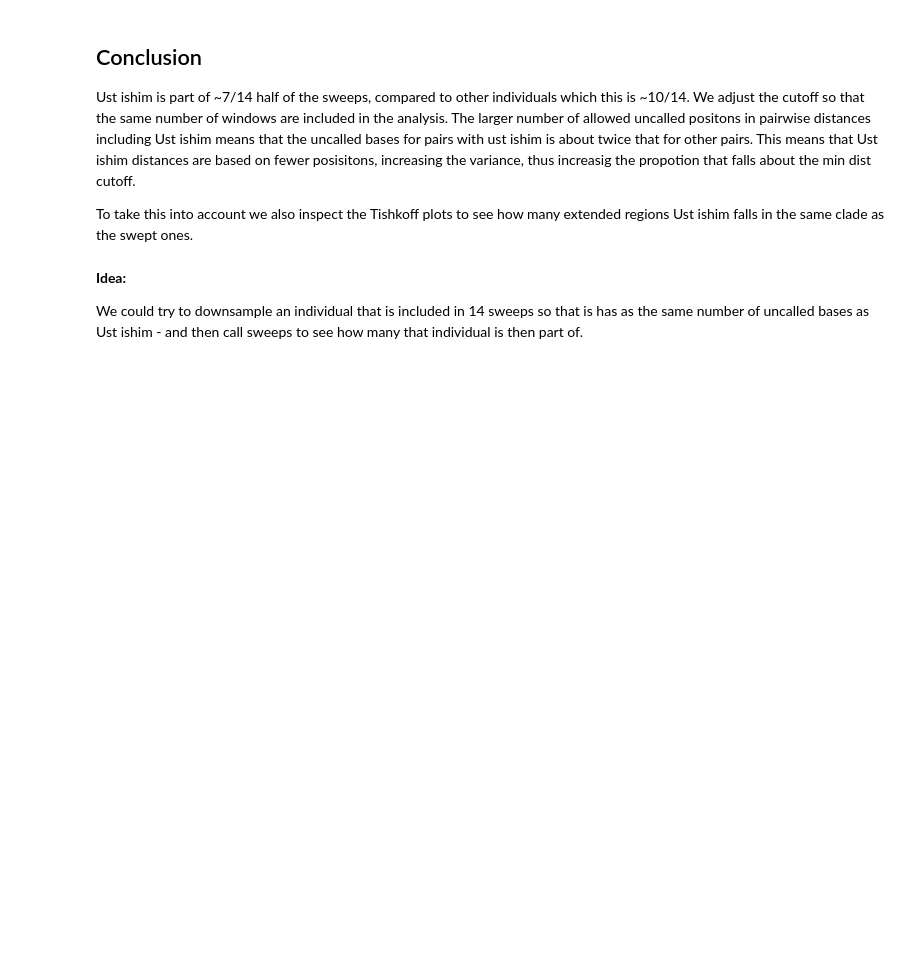
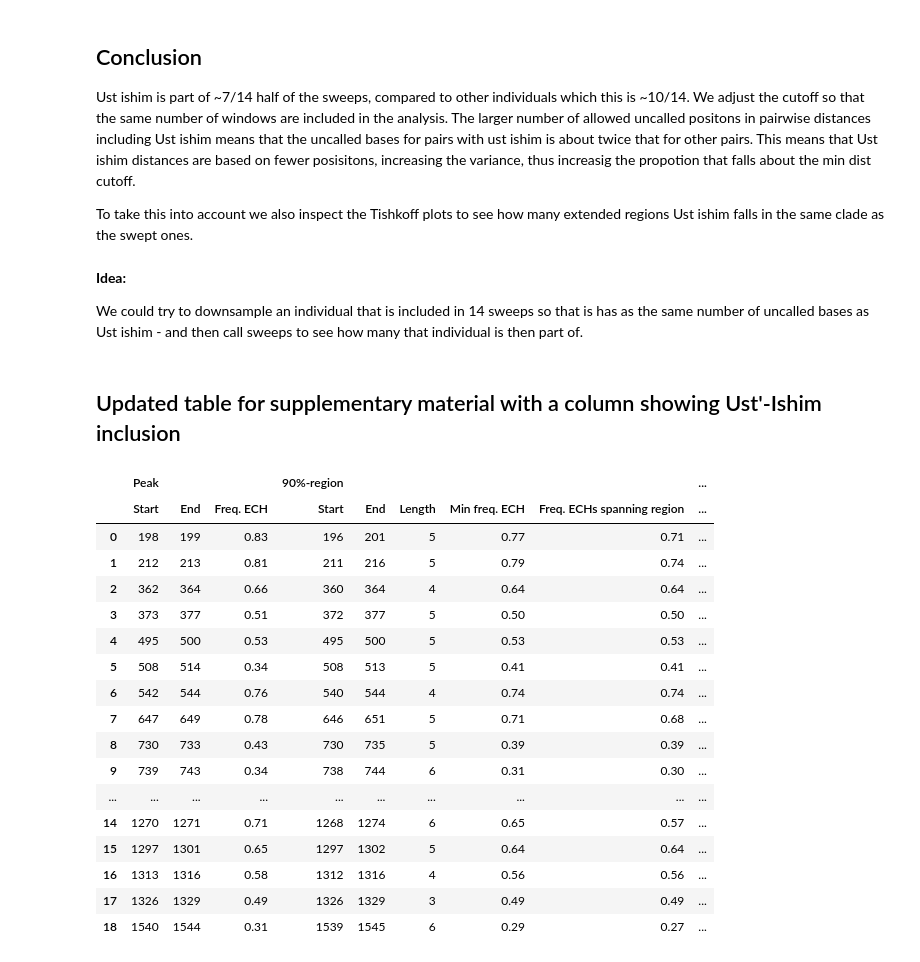
Before and after one commit to kaspermunch/humanXsweeps, a Jupyter notebook: notebooks/nb_19_sweeps_and_dist_to_ust_ishim.ipynb, the cells around one changed output. Cells and saved outputs as stored; diff of their text form; code cells hidden in the pictures; blank space fills up the shorter version.

```diff
--- a/notebooks/nb_19_sweeps_and_dist_to_ust_ishim.ipynb
+++ b/notebooks/nb_19_sweeps_and_dist_to_ust_ishim.ipynb
@@ -396,0 +400,29 @@ df.loc[df.swept == True]
+# %%
+CHECK = "✓"
+empty = "÷"
+
+lst = [
+    (empty, "figures/ust-ishim_check_haplo_visual_5e-05_25%_019600000_020100000_83.pdf"),
+    (CHECK, "figures/ust-ishim_check_haplo_visual_5e-05_25%_021000000_021500000_81.pdf"),
+    (CHECK, "figures/ust-ishim_check_haplo_visual_5e-05_25%_036050000_036550000_66.pdf"),
+    (empty, "figures/ust-ishim_check_haplo_visual_5e-05_25%_037250000_037750000_51.pdf"),
+    (empty, "figures/ust-ishim_check_haplo_visual_5e-05_25%_049500000_050000000_53.pdf"),
+    (CHECK, "figures/ust-ishim_check_haplo_visual_5e-05_25%_050850000_051350000_34.pdf"),
+    (empty, "figures/ust-ishim_check_haplo_visual_5e-05_25%_054050000_054550000_76.pdf"),
+    (CHECK, "figures/ust-ishim_check_haplo_visual_5e-05_25%_064550000_065050000_78.pdf"),
+    (CHECK, "figures/ust-ishim_check_haplo_visual_5e-05_25%_072900000_073400000_43.pdf"),
+    (CHECK, "figures/ust-ishim_check_haplo_visual_5e-05_25%_073850000_074350000_34.pdf"),
+    (CHECK, "figures/ust-ishim_check_haplo_visual_5e-05_25%_076800000_077300000_56.pdf"),
+    (CHECK, "figures/ust-ishim_check_haplo_visual_5e-05_25%_098500000_099000000_75.pdf"),
+    (CHECK, "figures/ust-ishim_check_haplo_visual_5e-05_25%_110650000_111150000_99.pdf"),
+    (CHECK, "figures/ust-ishim_check_haplo_visual_5e-05_25%_113900000_114400000_51.pdf"),
+    (CHECK, "figures/ust-ishim_check_haplo_visual_5e-05_25%_126800000_127300000_71.pdf"),
+    (CHECK, "figures/ust-ishim_check_haplo_visual_5e-05_25%_129650000_130150000_65.pdf"),
+    (empty, "figures/ust-ishim_check_haplo_visual_5e-05_25%_131200000_131700000_58.pdf"),
+    (empty, "figures/ust-ishim_check_haplo_visual_5e-05_25%_132500000_133000000_49.pdf"),
+    (empty, "figures/ust-ishim_check_haplo_visual_5e-05_25%_153950000_154450000_31.pdf")
+]
+
+from IPython.display import Markdown, display
+marks, files = zip(*lst)
+display(Markdown(DataFrame(dict(is_included=marks, files=files)).to_markdown()))
@@ -445,3 +501,29 @@ To take this into account we also inspect the Tishkoff plots to see how many ext
 **Idea:**
 
 We could try to downsample an individual that is included in 14 sweeps so that is has as the same number of uncalled bases as Ust ishim - and then call sweeps to see how many that individual is then part of.
+# %% [markdown]
+## Updated table for supplementary material with a column showing Ust'-Ishim inclusion
+# %%
+df = pandas.read_hdf(results_dir / f'ech_regions_som_multidx_{ech_calling_tag}.hdf')
+df[("Ust'-Ishim", 'Included')] = marks
+df.to_csv(results_dir / f'ech_regions_som_multidx_{ech_calling_tag}.csv', index=False)
+df
+# %% [output]
+|  | Peak |  |  | 90%-region |  |  |  |  | ... |
+|  | Start | End | Freq. ECH | Start | End | Length | Min freq. ECH | Freq. ECHs spanning region | ... |
+| 0 | 198 | 199 | 0.83 | 196 | 201 | 5 | 0.77 | 0.71 | ... |
+| 1 | 212 | 213 | 0.81 | 211 | 216 | 5 | 0.79 | 0.74 | ... |
+| 2 | 362 | 364 | 0.66 | 360 | 364 | 4 | 0.64 | 0.64 | ... |
+| 3 | 373 | 377 | 0.51 | 372 | 377 | 5 | 0.50 | 0.50 | ... |
+| 4 | 495 | 500 | 0.53 | 495 | 500 | 5 | 0.53 | 0.53 | ... |
+| 5 | 508 | 514 | 0.34 | 508 | 513 | 5 | 0.41 | 0.41 | ... |
+| 6 | 542 | 544 | 0.76 | 540 | 544 | 4 | 0.74 | 0.74 | ... |
+| 7 | 647 | 649 | 0.78 | 646 | 651 | 5 | 0.71 | 0.68 | ... |
+| 8 | 730 | 733 | 0.43 | 730 | 735 | 5 | 0.39 | 0.39 | ... |
+| 9 | 739 | 743 | 0.34 | 738 | 744 | 6 | 0.31 | 0.30 | ... |
+| ... | ... | ... | ... | ... | ... | ... | ... | ... | ... |
+| 14 | 1270 | 1271 | 0.71 | 1268 | 1274 | 6 | 0.65 | 0.57 | ... |
+| 15 | 1297 | 1301 | 0.65 | 1297 | 1302 | 5 | 0.64 | 0.64 | ... |
+| 16 | 1313 | 1316 | 0.58 | 1312 | 1316 | 4 | 0.56 | 0.56 | ... |
+| 17 | 1326 | 1329 | 0.49 | 1326 | 1329 | 3 | 0.49 | 0.49 | ... |
+| 18 | 1540 | 1544 | 0.31 | 1539 | 1545 | 6 | 0.29 | 0.27 | ... |
```
Also changed, not shown: parts of 14 cells of this notebook, 4 other files.
